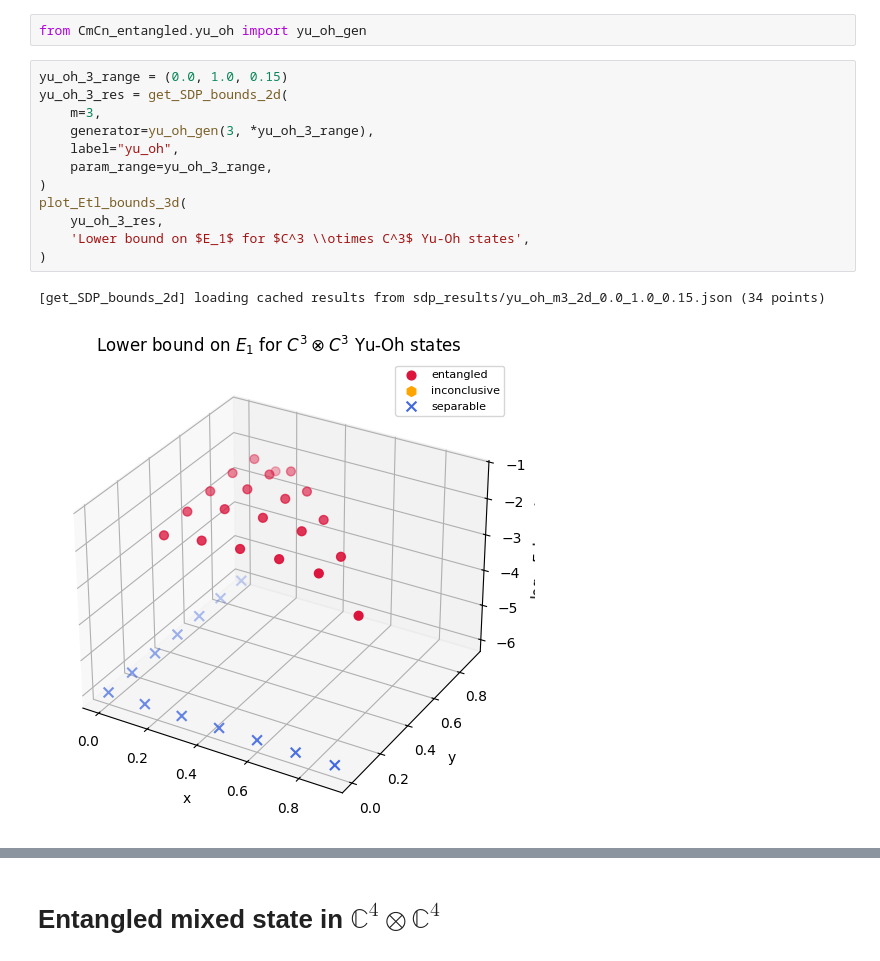
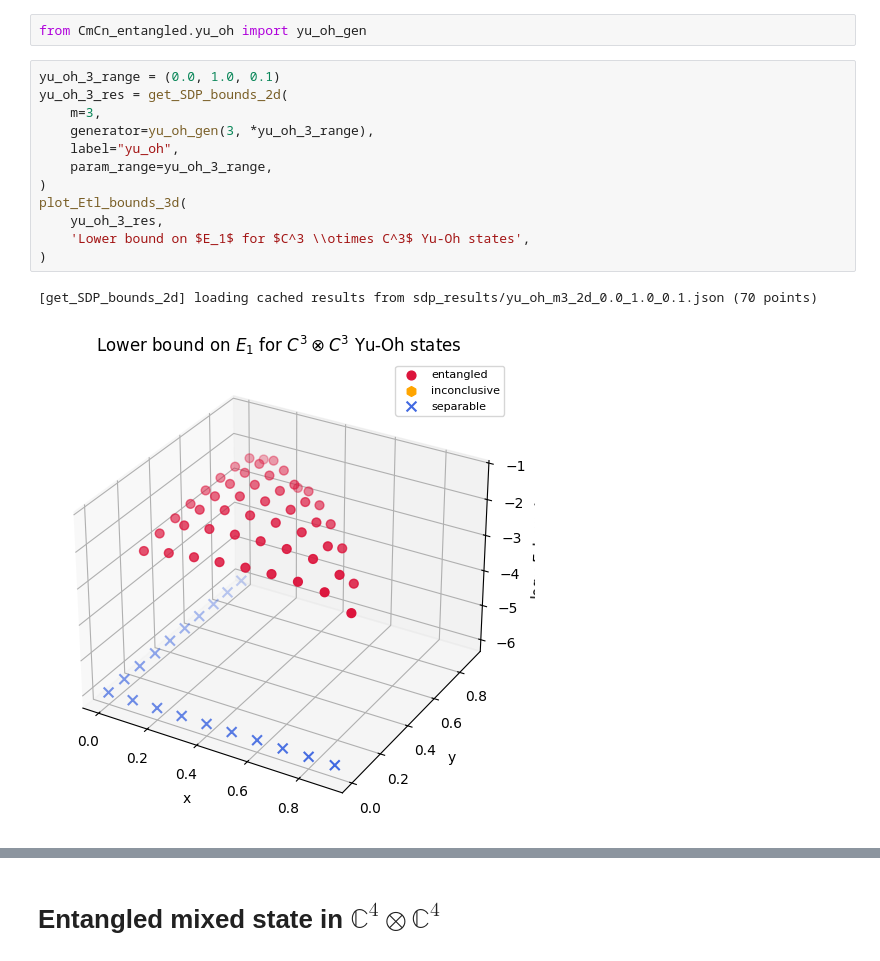
Before and after one commit to AVlyx/QuantifyingSchmidtNumber, a Jupyter notebook: sdp.ipynb, the cells around one changed output, grey strips where cells are left out. Cells and saved outputs as stored; diff of their text form.

```diff
--- a/sdp.ipynb
+++ b/sdp.ipynb
@@ -691,17 +691,17 @@ plot_Etl_bounds(random_not_PPT_res, 'Lower bound on $E_1$ for $C^3 \\otimes C^3$
 # %%
 from CmCn_entangled.yu_oh import yu_oh_gen
 # %%
-yu_oh_3_range = (0.0, 1.0, 0.15)
+yu_oh_3_range = (0.0, 1.0, 0.1)
 yu_oh_3_res = get_SDP_bounds_2d(
     m=3,
     generator=yu_oh_gen(3, *yu_oh_3_range),
     label="yu_oh",
     param_range=yu_oh_3_range,
 )
 plot_Etl_bounds_3d(
     yu_oh_3_res,
     'Lower bound on $E_1$ for $C^3 \\otimes C^3$ Yu-Oh states',
 )
 # %% [output]
-[get_SDP_bounds_2d] loading cached results from sdp_results/yu_oh_m3_2d_0.0_1.0_0.15.json (34 points)
+[get_SDP_bounds_2d] loading cached results from sdp_results/yu_oh_m3_2d_0.0_1.0_0.1.json (70 points)
-[figure, old version]
+[figure, new version]
```
Also changed, not shown: parts of 4 cells of this notebook, 3 other files.
